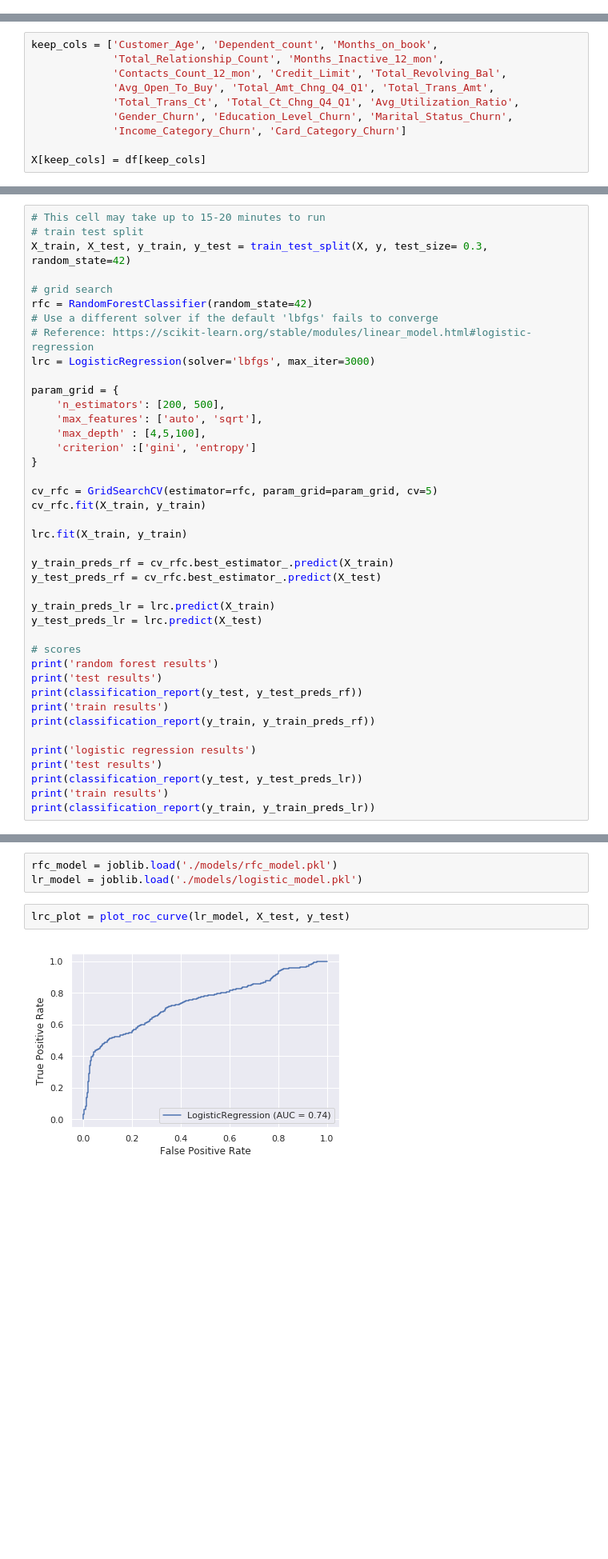
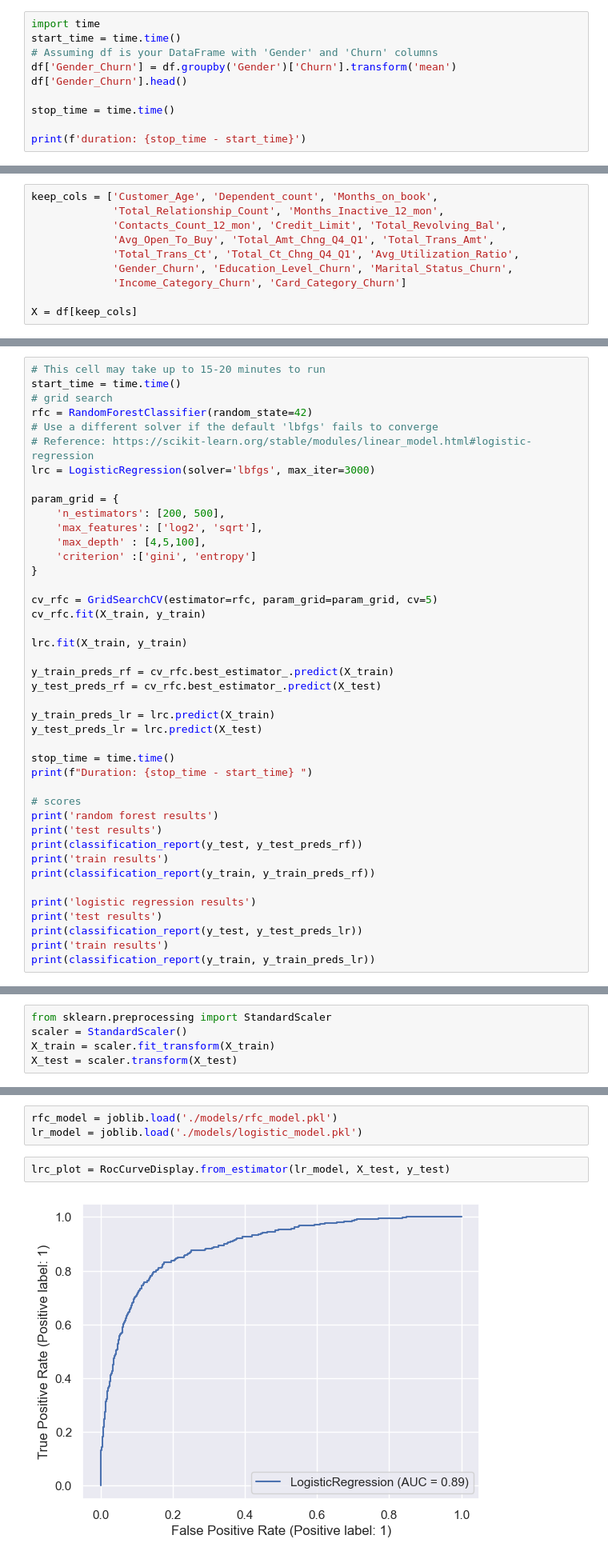
Before and after one commit to Otto-Destiny/Customer_Churn_prediction_End_to_End_Project, a Jupyter notebook: churn_notebook.ipynb, the cells around one changed output, grey strips where cells are left out. Shown at 80% size. Saved outputs shown, nothing was run; the diff lists cells and outputs as text; blank space fills up the shorter version.

```diff
--- a/churn_notebook.ipynb
+++ b/churn_notebook.ipynb
@@ -126,0 +169,10 @@ X = pd.DataFrame()
+# %%
+import time
+start_time = time.time()
+# Assuming df is your DataFrame with 'Gender' and 'Churn' columns
+df['Gender_Churn'] = df.groupby('Gender')['Churn'].transform('mean')
+df['Gender_Churn'].head()
+
+stop_time = time.time()
+
+print(f'duration: {stop_time - start_time}')
@@ -177,7 +290,7 @@ keep_cols = ['Customer_Age', 'Dependent_count', 'Months_on_book',
              'Gender_Churn', 'Education_Level_Churn', 'Marital_Status_Churn',
              'Income_Category_Churn', 'Card_Category_Churn']
 
-X[keep_cols] = df[keep_cols]
+X = df[keep_cols]
 # %%
 X.head()
 # %% [output]
@@ -190,8 +306,6 @@ X.head()
 # %%
 # This cell may take up to 15-20 minutes to run
-# train test split
-X_train, X_test, y_train, y_test = train_test_split(X, y, test_size= 0.3, random_state=42)
-
+start_time = time.time()
 # grid search
 rfc = RandomForestClassifier(random_state=42)
 # Use a different solver if the default 'lbfgs' fails to converge
@@ -200,7 +314,7 @@ lrc = LogisticRegression(solver='lbfgs', max_iter=3000)
 
 param_grid = {
     'n_estimators': [200, 500],
-    'max_features': ['auto', 'sqrt'],
+    'max_features': ['log2', 'sqrt'],
     'max_depth' : [4,5,100],
     'criterion' :['gini', 'entropy']
 }
@@ -216,6 +330,9 @@ y_test_preds_rf = cv_rfc.best_estimator_.predict(X_test)
 y_train_preds_lr = lrc.predict(X_train)
 y_test_preds_lr = lrc.predict(X_test)
 
+stop_time = time.time()
+print(f"Duration: {stop_time - start_time} ")
+
 # scores
 print('random forest results')
 print('test results')
@@ -246,3 +363,8 @@ train results
     accuracy                           0.89      7088
    macro avg       0.82      0.73      0.76      7088
 weighted avg       0.88      0.89      0.88      7088
+# %%
+from sklearn.preprocessing import StandardScaler
+scaler = StandardScaler()
+X_train = scaler.fit_transform(X_train)
+X_test = scaler.transform(X_test)
@@ -269,9 +455,9 @@ joblib.dump(lrc, './models/logistic_model.pkl')
 rfc_model = joblib.load('./models/rfc_model.pkl')
 lr_model = joblib.load('./models/logistic_model.pkl')
 # %%
-lrc_plot = plot_roc_curve(lr_model, X_test, y_test)
+lrc_plot = RocCurveDisplay.from_estimator(lr_model, X_test, y_test)
 # %% [output]
-[figure, old version]
+[figure, new version]
 # %%
 plt.figure(figsize=(15, 8))
 ax = plt.gca()
```
Also changed, not shown: parts of 28 cells of this notebook, 3 other files.
